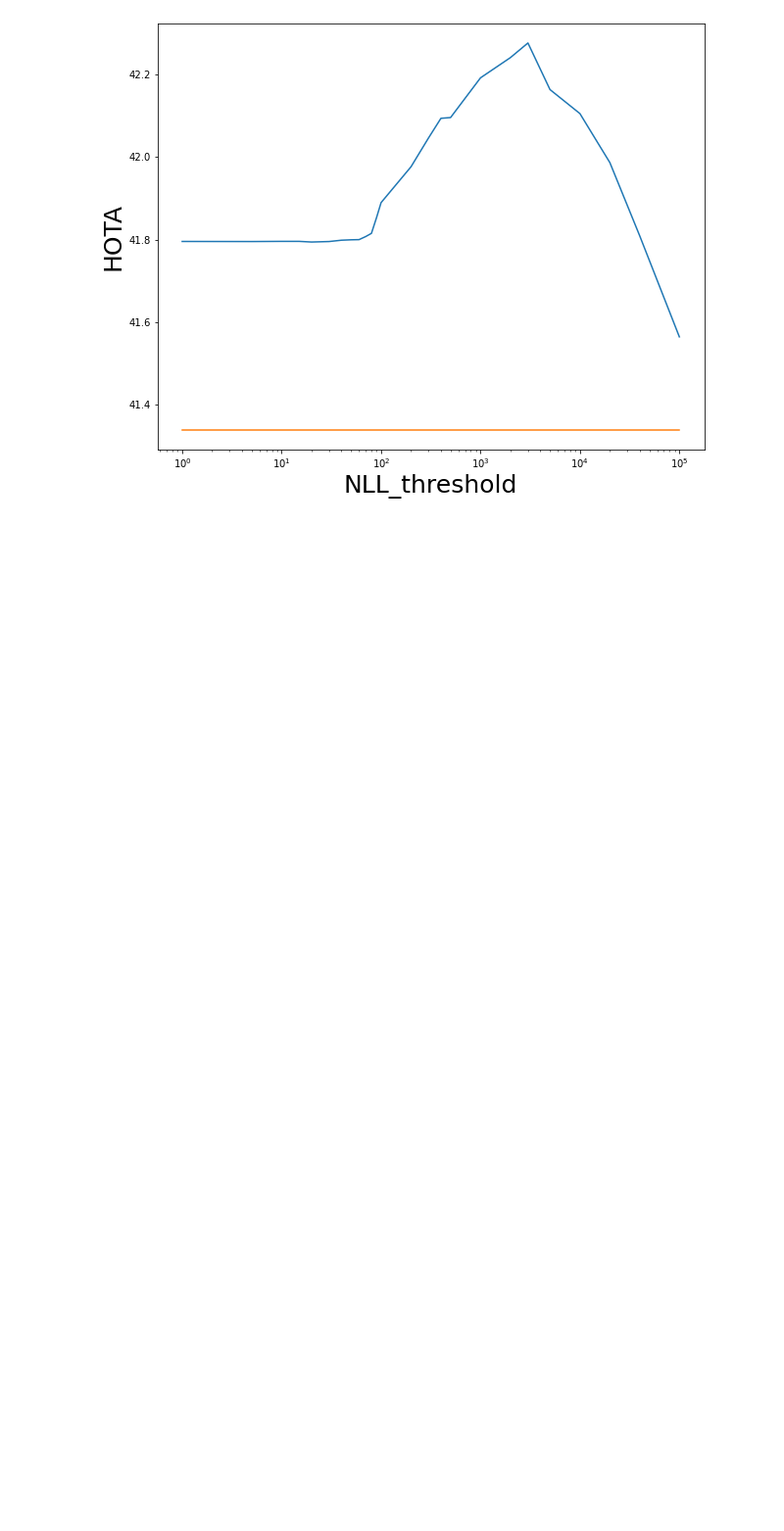
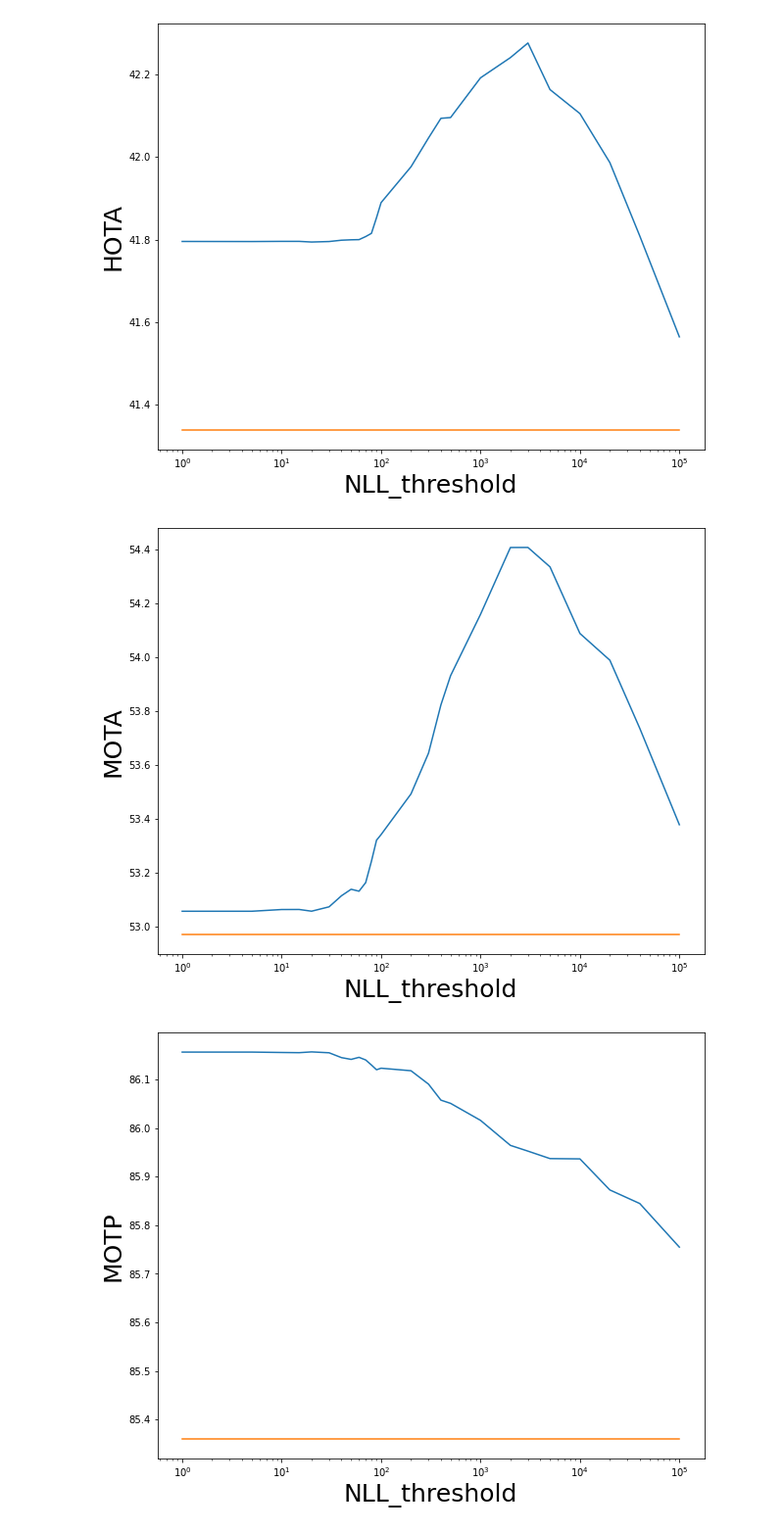
Before and after one commit to susanbao/coperception_mod, a Jupyter notebook: tools/track/analysis_uq.ipynb, the cells around one changed output. Shown at 98% size. Cells and saved outputs as stored; diff of their text form; code cells hidden in the pictures; blank space fills up the shorter version.

```diff
--- a/tools/track/analysis_uq.ipynb
+++ b/tools/track/analysis_uq.ipynb
@@ -89,3 +89,11 @@ show_all_metrics(path, baseline)
 [figure]
 [figure]
 [figure]
+# %%
+#max_age = 3
+baseline = [52.9698, 85.3594, 41.8968]
+path = "logs/age/upperbound_cp3/"
+show_all_metrics(path, baseline)
+# %% [output]
+[figure, added]
+[figure, added]
```
Also changed, not shown: parts of 7 cells of this notebook, 8 other files.
